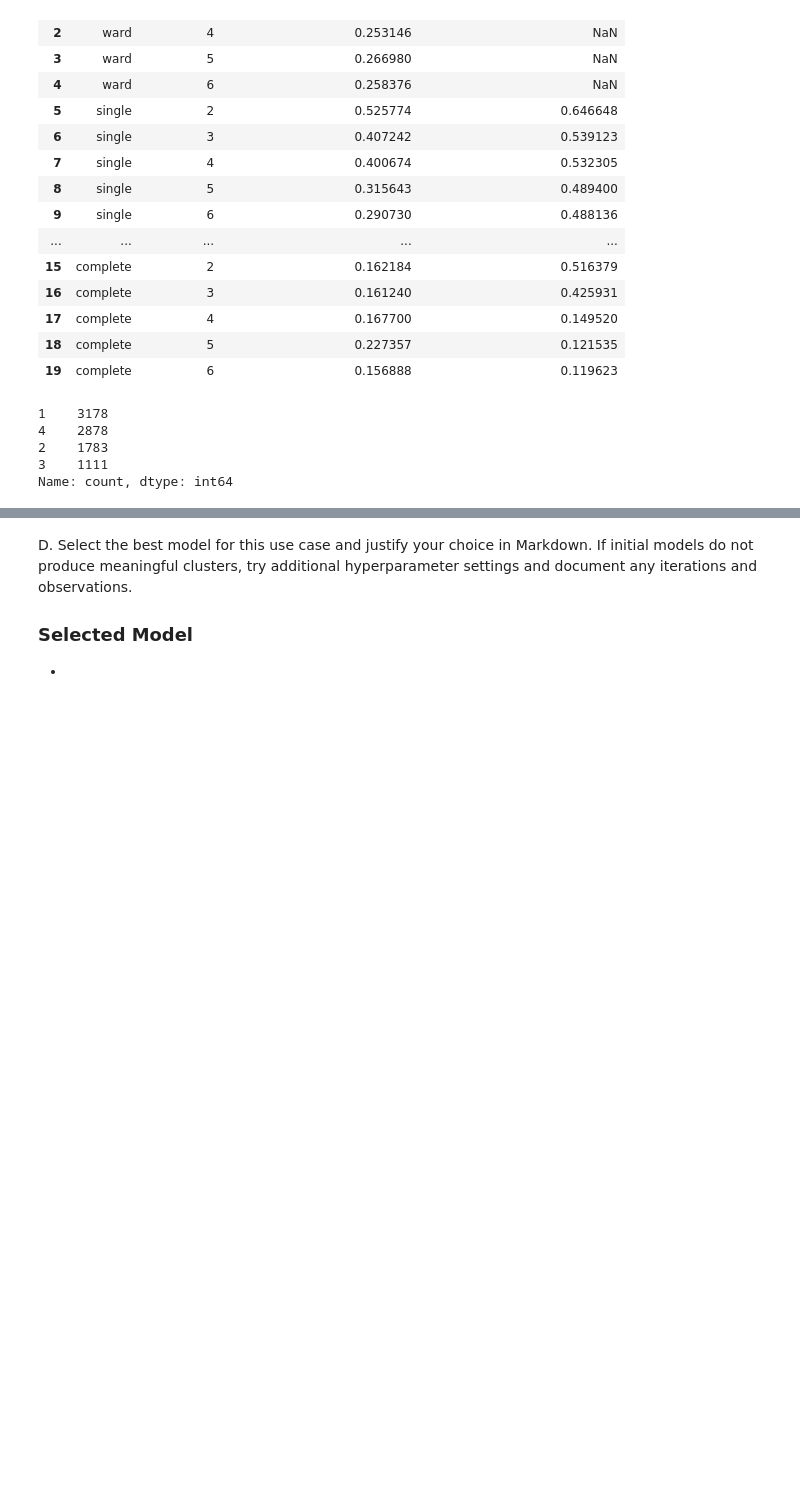
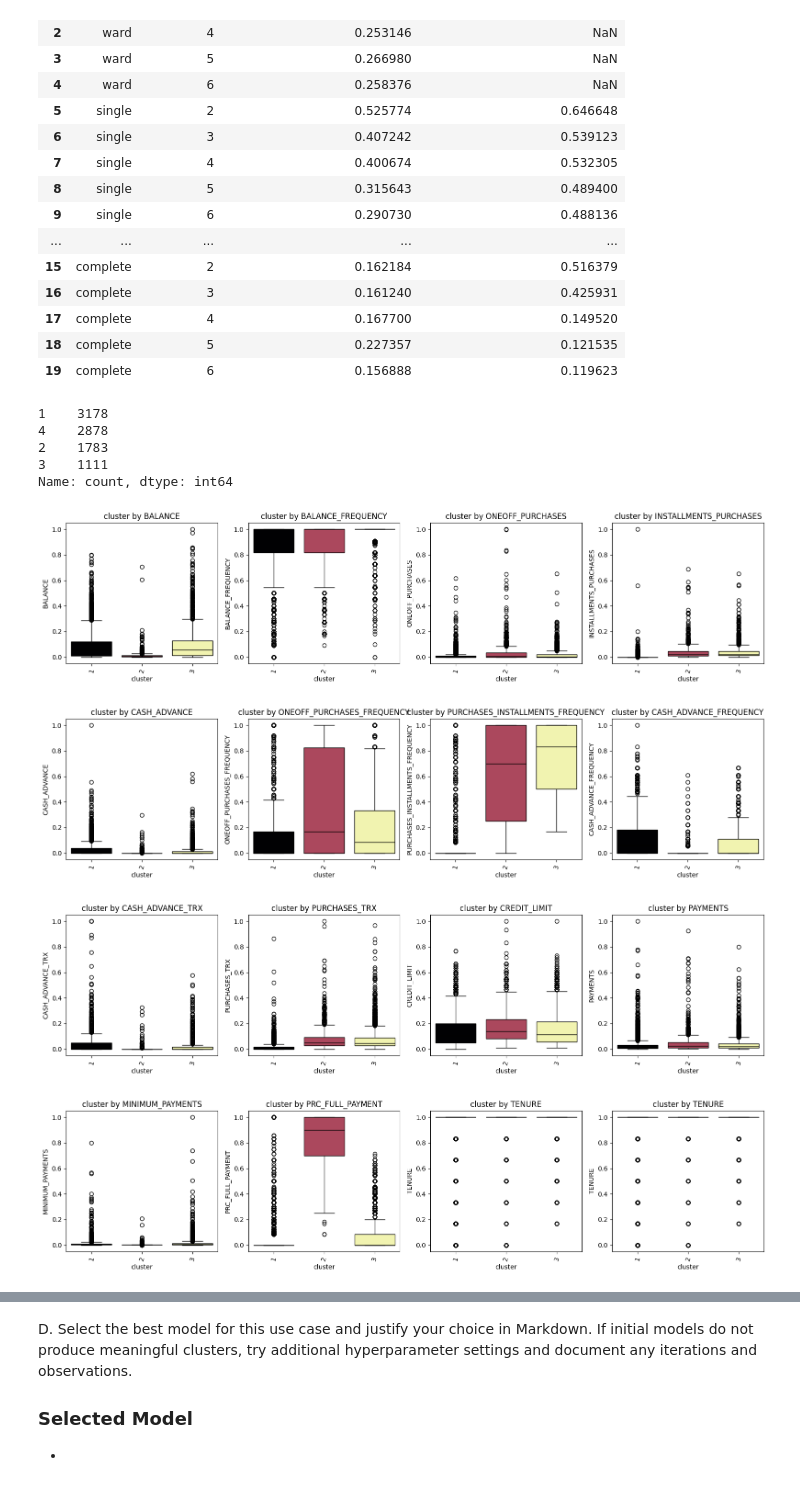
Before and after one commit to Hunteracademic/Unsupervised_assignment_1, a Jupyter notebook: Asg_02.ipynb, the cells around one changed output, grey strips where cells are left out. Saved outputs shown, nothing was run; the diff lists cells and outputs as text; code cells hidden in the pictures; blank space fills up the shorter version.

Commit message:
meeting notes and cluster exploration

```diff
--- a/Asg_02.ipynb
+++ b/Asg_02.ipynb
@@ -355,3 +355,57 @@ pd.Series(scipy_models_euclidean[( 'ward', 4)][1]).value_counts()
 2    1783
 3    1111
 Name: count, dtype: int64
+# %%
+# First, inverse transform to get the original scale
+df_scaled['cluster'] = scipy_models_euclidean[( 'ward', 3)][1]
+# %%
+
+def boxN_whisk(df, x_name, y_name, ax):
+    sns.boxplot(data=df, x=x_name, y=y_name, hue=x_name, palette='inferno', ax=ax, legend=False)
+    ax.set_title(f"{x_name} by {y_name}")
+    ax.tick_params(axis='x', labelrotation=75)
+
+fig, axes = plt.subplots(nrows=1, ncols=4, figsize=(16,4))
+
+boxN_whisk(df_scaled, 'cluster', 'BALANCE',axes[0])
+boxN_whisk(df_scaled, 'cluster', 'BALANCE_FREQUENCY',axes[1])
+boxN_whisk(df_scaled, 'cluster', 'ONEOFF_PURCHASES',axes[2])
+boxN_whisk(df_scaled, 'cluster', 'INSTALLMENTS_PURCHASES',axes[3])
+
+plt.tight_layout()
+plt.show()
+
+fig, axes = plt.subplots(nrows=1, ncols=4, figsize=(16,4))
+
+boxN_whisk(df_scaled, 'cluster', 'CASH_ADVANCE',axes[0])
+boxN_whisk(df_scaled, 'cluster', 'ONEOFF_PURCHASES_FREQUENCY',axes[1])
+boxN_whisk(df_scaled, 'cluster', 'PURCHASES_INSTALLMENTS_FREQUENCY',axes[2])
+boxN_whisk(df_scaled, 'cluster', 'CASH_ADVANCE_FREQUENCY',axes[3])
+
+plt.tight_layout()
+plt.show()
+
+fig, axes = plt.subplots(nrows=1, ncols=4, figsize=(16,4))
+
+boxN_whisk(df_scaled, 'cluster', 'CASH_ADVANCE_TRX',axes[0])
+boxN_whisk(df_scaled, 'cluster', 'PURCHASES_TRX',axes[1])
+boxN_whisk(df_scaled, 'cluster', 'CREDIT_LIMIT',axes[2])
+boxN_whisk(df_scaled, 'cluster', 'PAYMENTS',axes[3])
+
+plt.tight_layout()
+plt.show()
+
+fig, axes = plt.subplots(nrows=1, ncols=4, figsize=(16,4))
+
+boxN_whisk(df_scaled, 'cluster', 'MINIMUM_PAYMENTS',axes[0])
+boxN_whisk(df_scaled, 'cluster', 'PRC_FULL_PAYMENT',axes[1])
+boxN_whisk(df_scaled, 'cluster', 'TENURE',axes[2])
+boxN_whisk(df_scaled, 'cluster', 'TENURE',axes[3])
+
+plt.tight_layout()
+plt.show()
+# %% [output]
+[figure, added]
+[figure, added]
+[figure, added]
+[figure, added]
```
Also changed, not shown: parts of 4 cells of this notebook, 1 other file.
